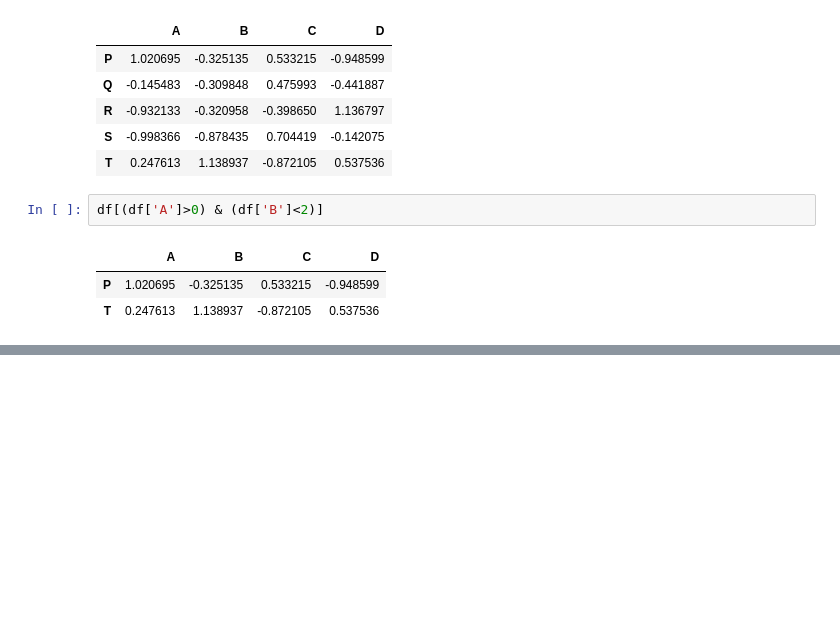
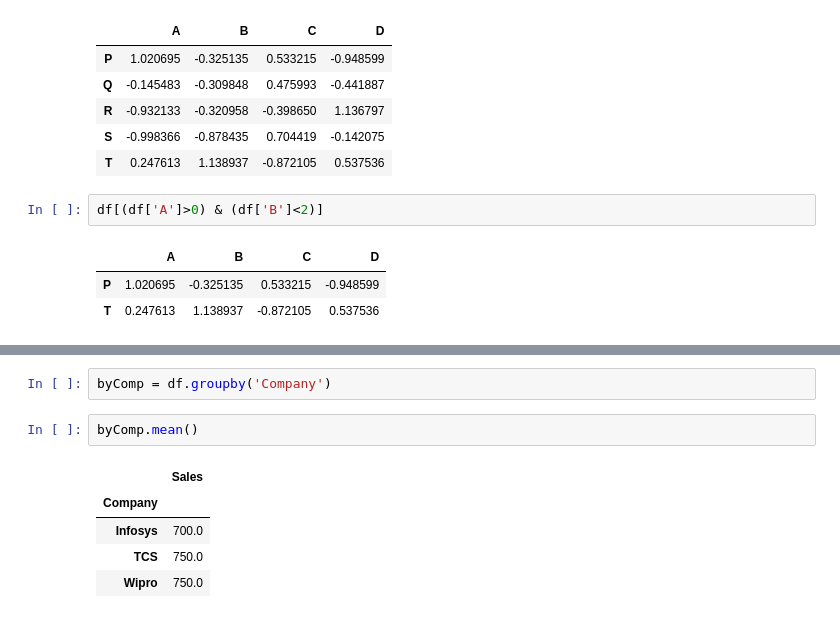
Before and after one commit to milu234/DataScience_AI, a Jupyter notebook: Data_Science'.ipynb, the cells around one changed output, grey strips where cells are left out. Saved outputs shown, nothing was run; the diff lists cells and outputs as text; blank space fills up the shorter version.

```diff
--- a/Data_Science'.ipynb
+++ b/Data_Science'.ipynb
@@ -297,0 +320,10 @@ df[(df['A']>0) & (df['B']<2)]
+# %%
+byComp = df.groupby('Company')
+# %%
+byComp.mean()
+# %% [output]
+|  | Sales |
+| Company |  |
+| Infosys | 700.0 |
+| TCS | 750.0 |
+| Wipro | 750.0 |
```
Also changed, not shown: parts of 7 cells of this notebook.
